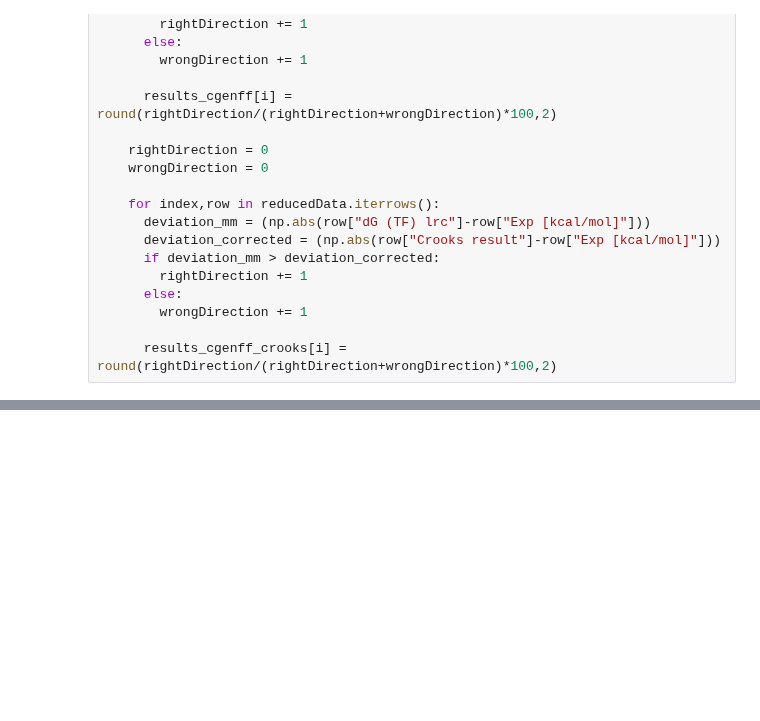
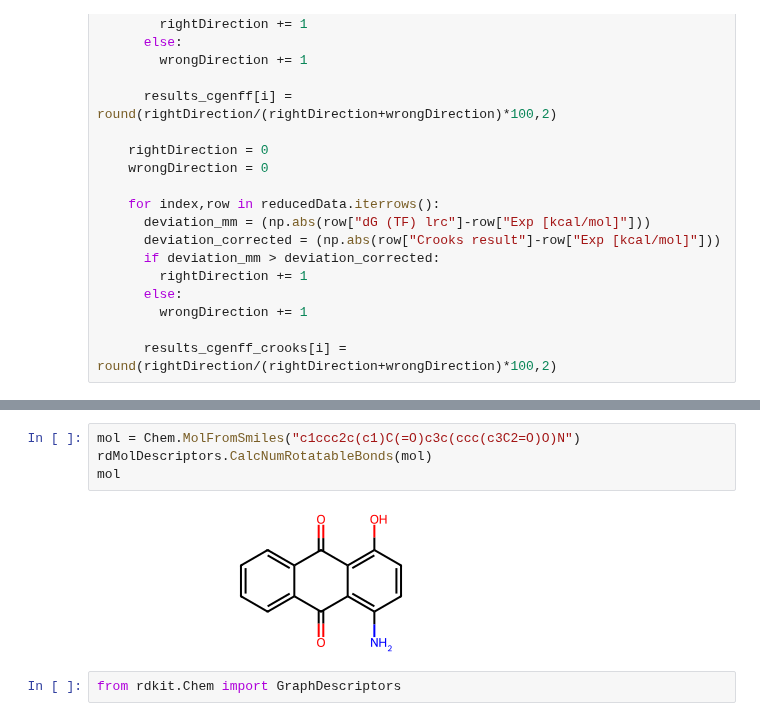
Before and after one commit to JohannesKarwou/notebooks, a Jupyter notebook: combinedDataset.ipynb, the cells around one changed output, grey strips where cells are left out. Drawn from its saved outputs; the diff is of its cells as text; blank space fills up the shorter version.

```diff
--- a/combinedDataset.ipynb
+++ b/combinedDataset.ipynb
@@ -348,0 +352,8 @@ ax1.legend()
+# %%
+mol = Chem.MolFromSmiles("c1ccc2c(c1)C(=O)c3c(ccc(c3C2=O)O)N")
+rdMolDescriptors.CalcNumRotatableBonds(mol)
+mol
+# %% [output]
+[figure, added]
+# %%
+from rdkit.Chem import GraphDescriptors
```
Also changed, not shown: parts of 4 cells of this notebook.
